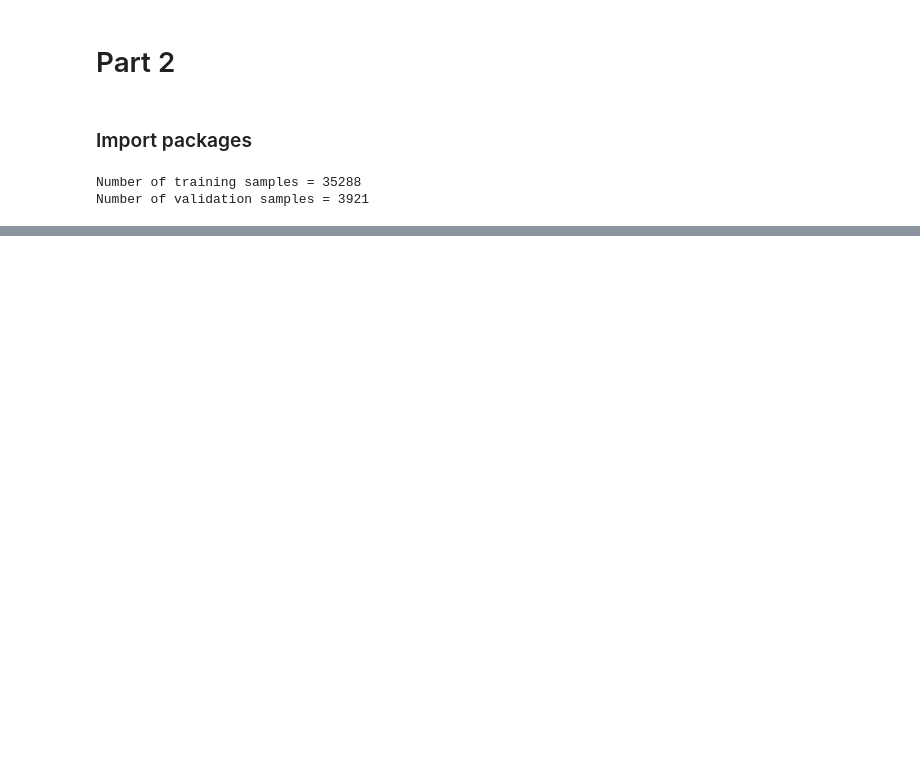
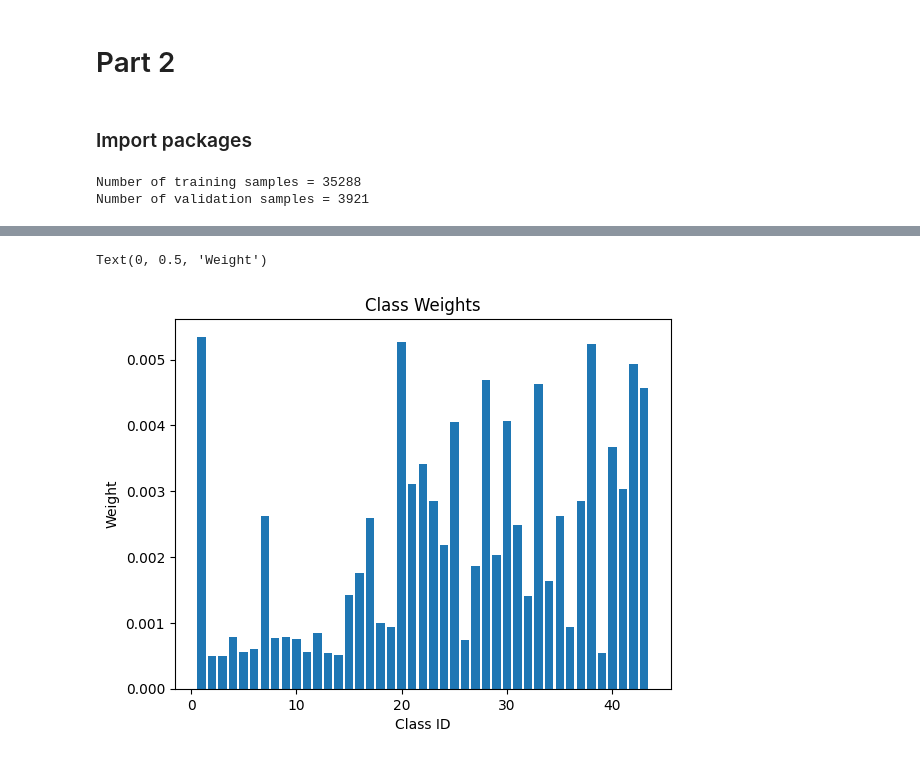
Before and after one commit to Atika-Syeda/DLCV_GTSRB, a Jupyter notebook: part2.ipynb, the cells around one changed output, grey strips where cells are left out. Cells and saved outputs as stored; diff of their text form; code cells hidden in the pictures; blank space fills up the shorter version.

```diff
--- a/part2.ipynb
+++ b/part2.ipynb
@@ -78,3 +102,11 @@ samples_weight = torch.from_numpy(samples_weight)
+# %%
+plt.bar(np.arange(len(weight))+1, weight)
+plt.title("Class Weights")
+plt.xlabel("Class ID")
+plt.ylabel("Weight")
+# %% [output]
+Text(0, 0.5, 'Weight')
+[figure, added]
 # %%
 sampler = torch.utils.data.WeightedRandomSampler(samples_weight.type('torch.DoubleTensor'), len(samples_weight))
 # %%
```
Also changed, not shown: parts of 6 cells of this notebook, 3 other files.
